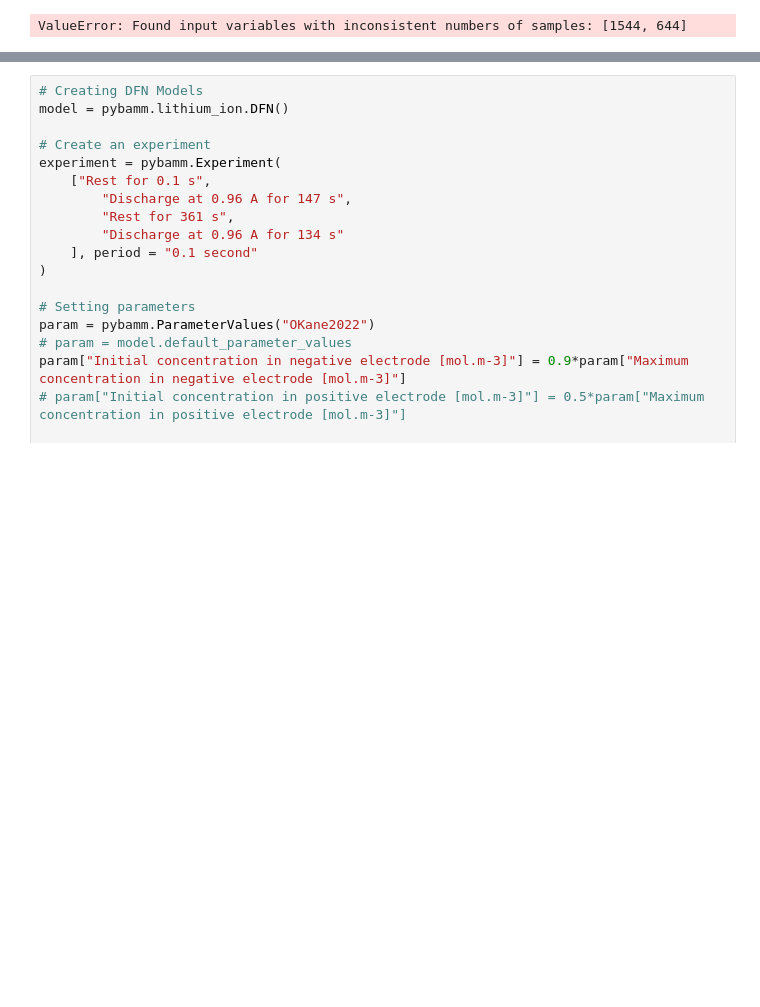
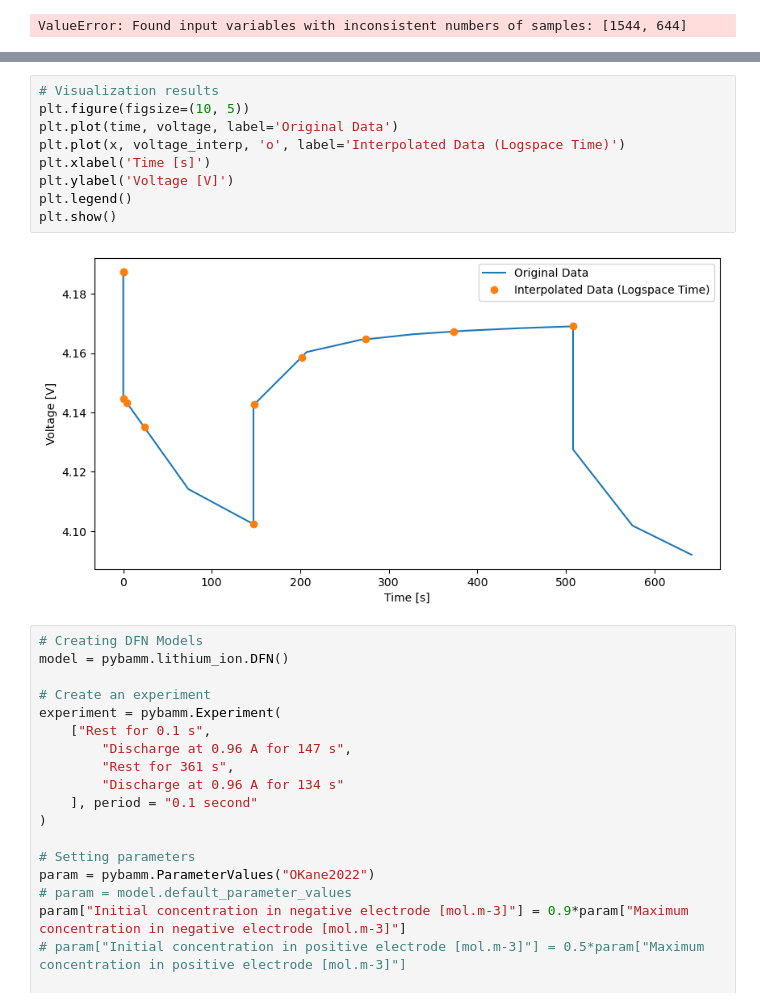
Before and after one commit to JerryOu10124/MA, a Jupyter notebook: test.ipynb, the cells around one changed output, grey strips where cells are left out. Cells and saved outputs as stored; diff of their text form; blank space fills up the shorter version.

```diff
--- a/test.ipynb
+++ b/test.ipynb
@@ -90,3 +86,14 @@ plt.show()
+# %%
+# Visualization results
+plt.figure(figsize=(10, 5))
+plt.plot(time, voltage, label='Original Data')
+plt.plot(x, voltage_interp, 'o', label='Interpolated Data (Logspace Time)')
+plt.xlabel('Time [s]')
+plt.ylabel('Voltage [V]')
+plt.legend()
+plt.show()
+# %% [output]
+[figure, added]
 # %%
 # Creating DFN Models
 model = pybamm.lithium_ion.DFN()
```
Also changed, not shown: parts of 3 cells of this notebook, 2 other files.
